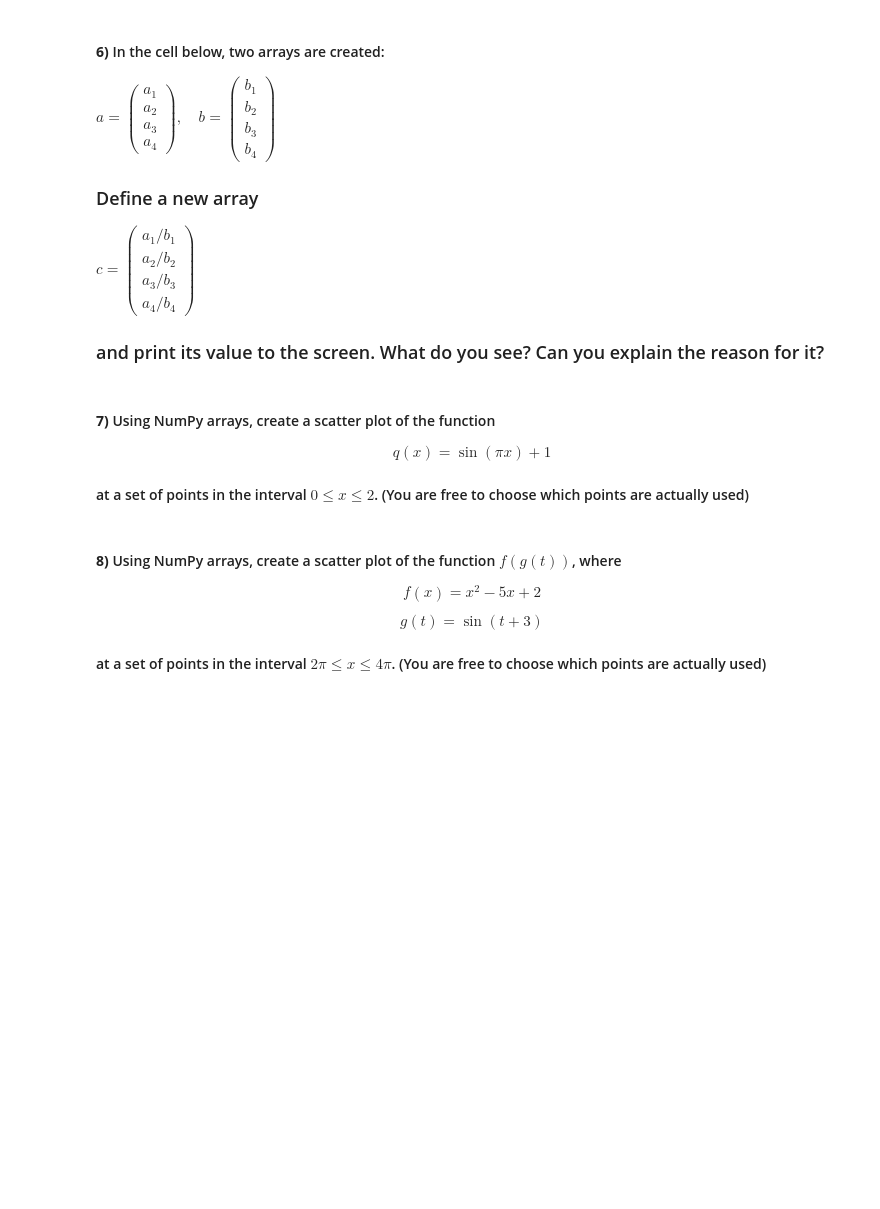
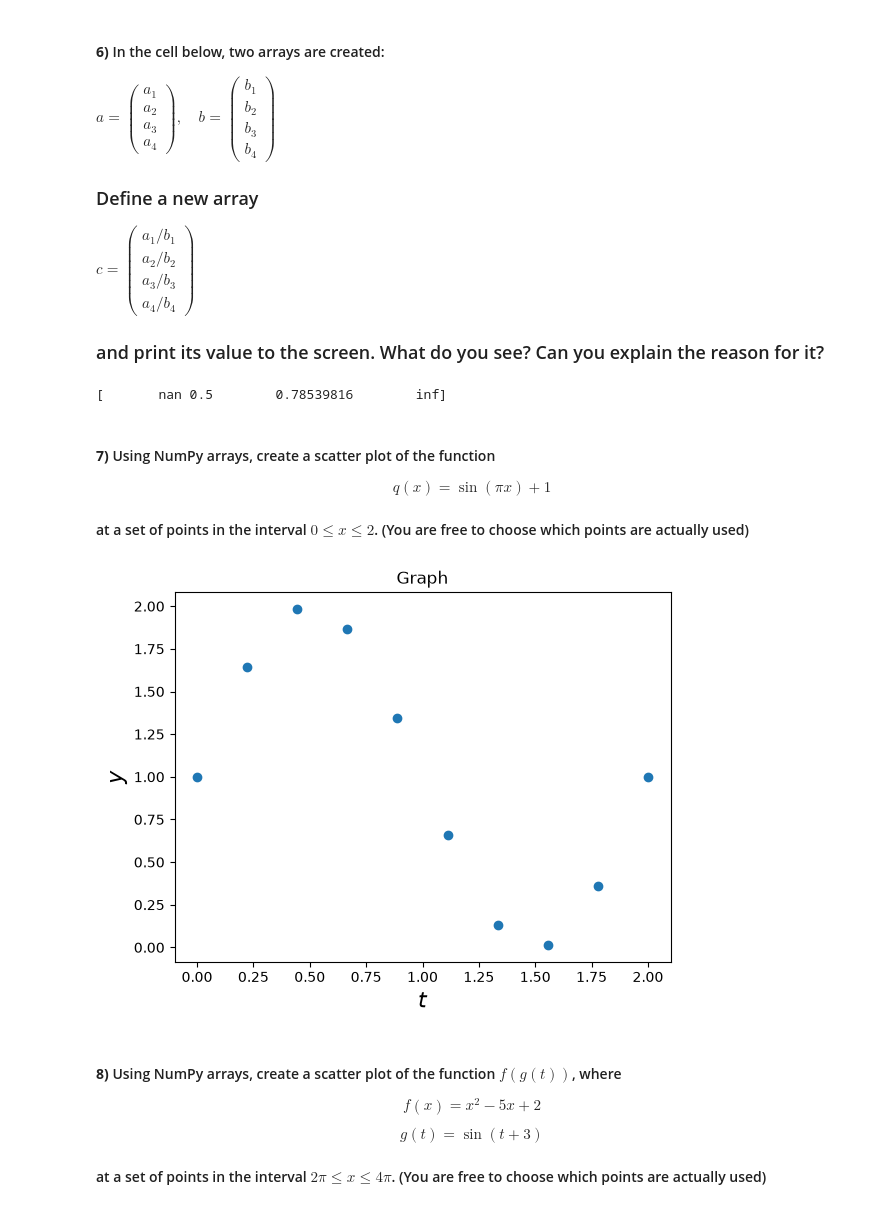
Before and after one commit to elaine928/datasci151fall2026, a Jupyter notebook: lecture_04_other_sequence_objects/Lecture04_Elaine.ipynb, the cells around one changed output. Saved outputs shown, nothing was run; the diff lists cells and outputs as text; code cells hidden in the pictures; blank space fills up the shorter version.

```diff
--- a/lecture_04_other_sequence_objects/Lecture04_Elaine.ipynb
+++ b/lecture_04_other_sequence_objects/Lecture04_Elaine.ipynb
@@ -682,6 +793,10 @@ a = np.array([0, 1.0, np.pi, np.cos(np.pi/12)])
 b = np.array([0, 2.0, 4, 0])
 
 # your code here
+c = a/b
+print (c)
+# %% [output]
+[       nan 0.5        0.78539816        inf]
 # %% [markdown]
 #### **7)** Using NumPy arrays, create a scatter plot of the function
 
@@ -690,6 +805,19 @@ $$q(x) = \sin(\pi x) + 1$$
 #### at a set of points in the interval $0 \leq x \leq 2$. (You are free to choose which points are actually used)
 # %%
 # your code here
+t_vals = np.linspace(0, 2, 10)
+
+# Evaluate function and create new array
+q_of_x = np.sin(np.pi * t_vals) +1
+
+# Use plt.scatter to create scatter plot
+plt.scatter(x = t_vals, y = q_of_x)
+plt.xlabel("$t$", fontsize = 16)
+plt.ylabel("$y$", fontsize = 16)
+plt.title('Graph')
+plt.show()
+# %% [output]
+[figure, added]
 # %% [markdown]
 #### **8)** Using NumPy arrays, create a scatter plot of the function $f(g(t))$, where
 
```
Also changed, not shown: parts of 31 cells of this notebook, 21 other files.
